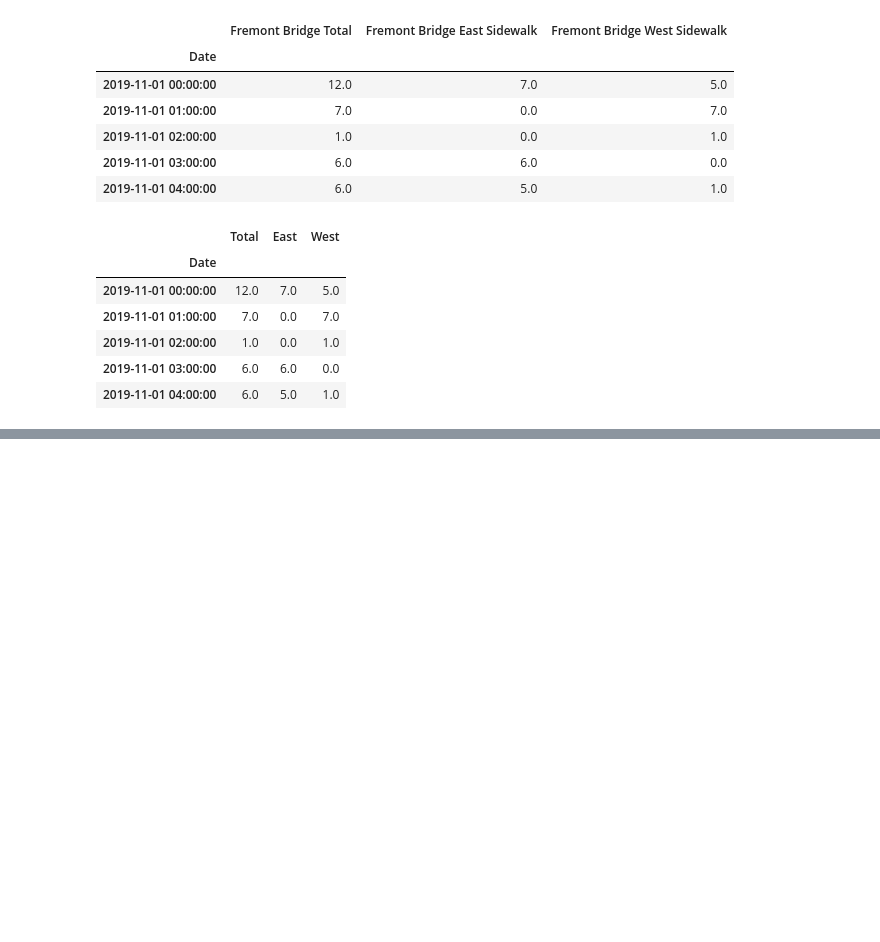
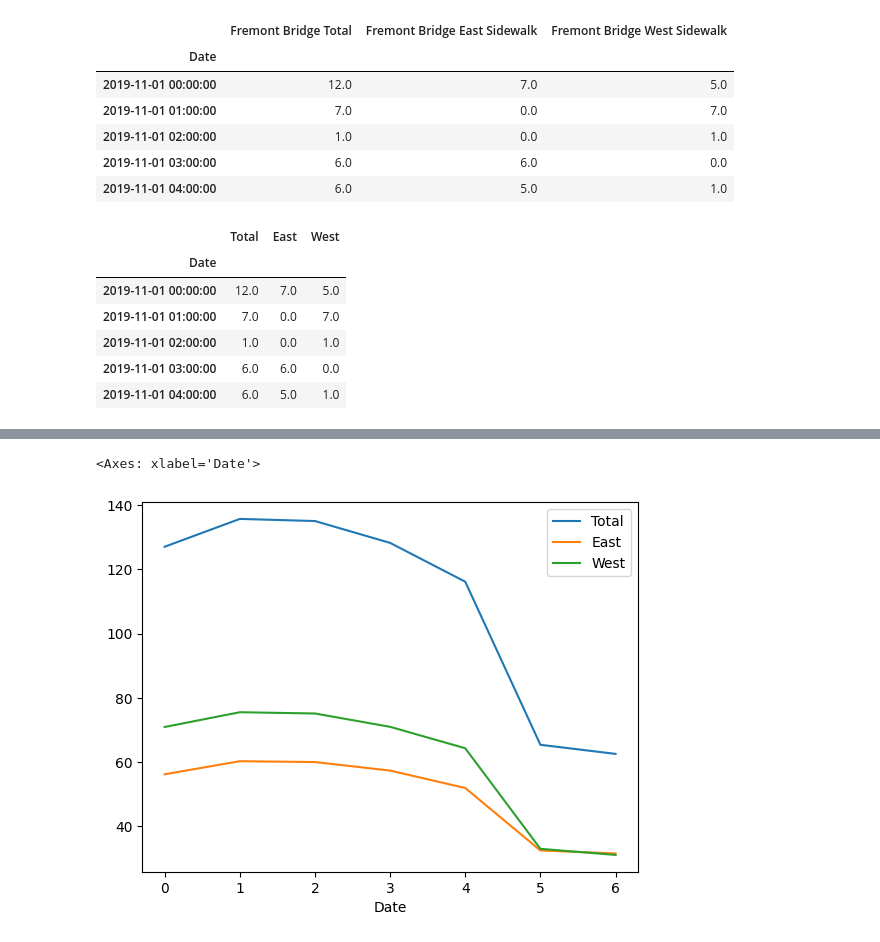
Before and after one commit to HYLee810/projectmanager, a Jupyter notebook: 유재명_강사_통계_실습_2.ipynb, the cells around one changed output, grey strips where cells are left out. Drawn from its saved outputs; the diff is of its cells as text; code cells hidden in the pictures; blank space fills up the shorter version.

```diff
--- a/유재명_강사_통계_실습_2.ipynb
+++ b/유재명_강사_통계_실습_2.ipynb
@@ -124,0 +148,6 @@ data.resample('W').sum().plot()
+# %%
+by_week = data.groupby(data.index.dayofweek).mean() # 주 대여량
+by_week.plot()
+# %% [output]
+<Axes: xlabel='Date'>
+[figure, added]
```
Also changed, not shown: parts of 30 cells of this notebook.
